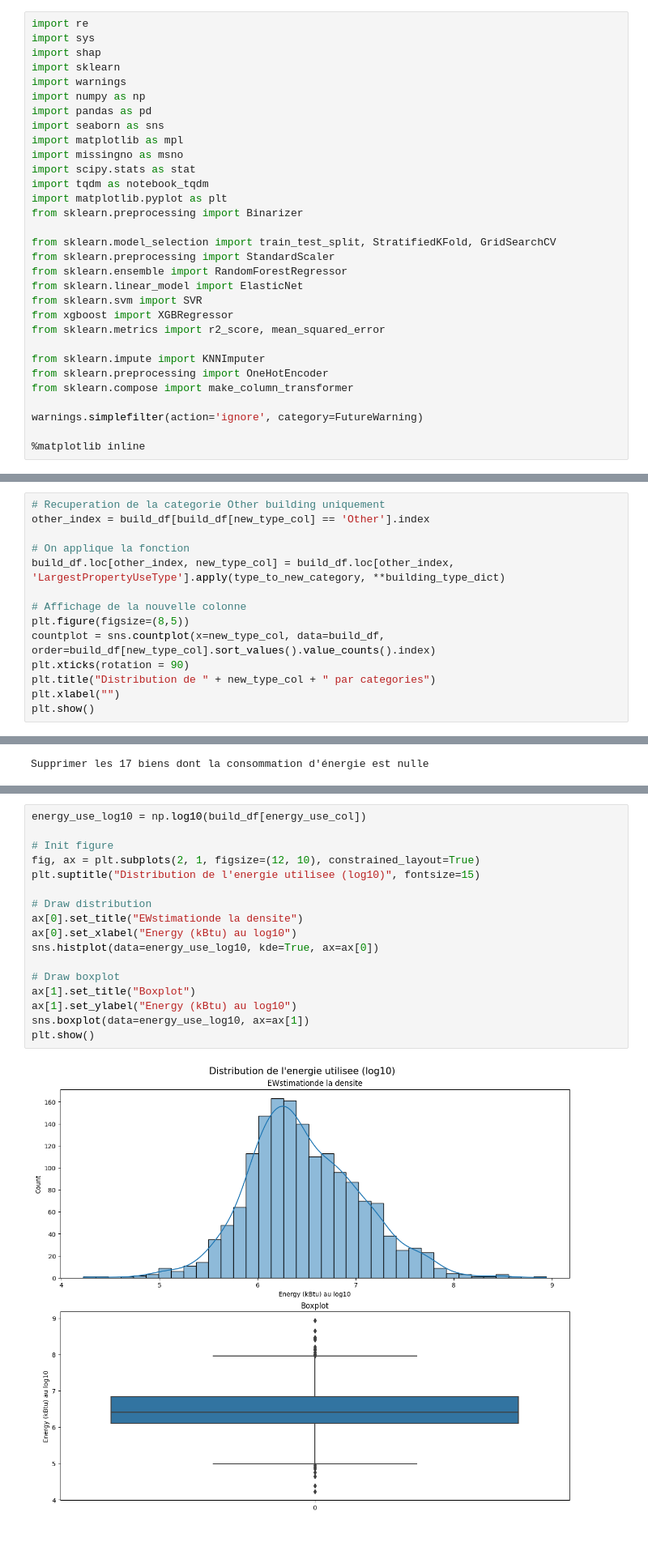
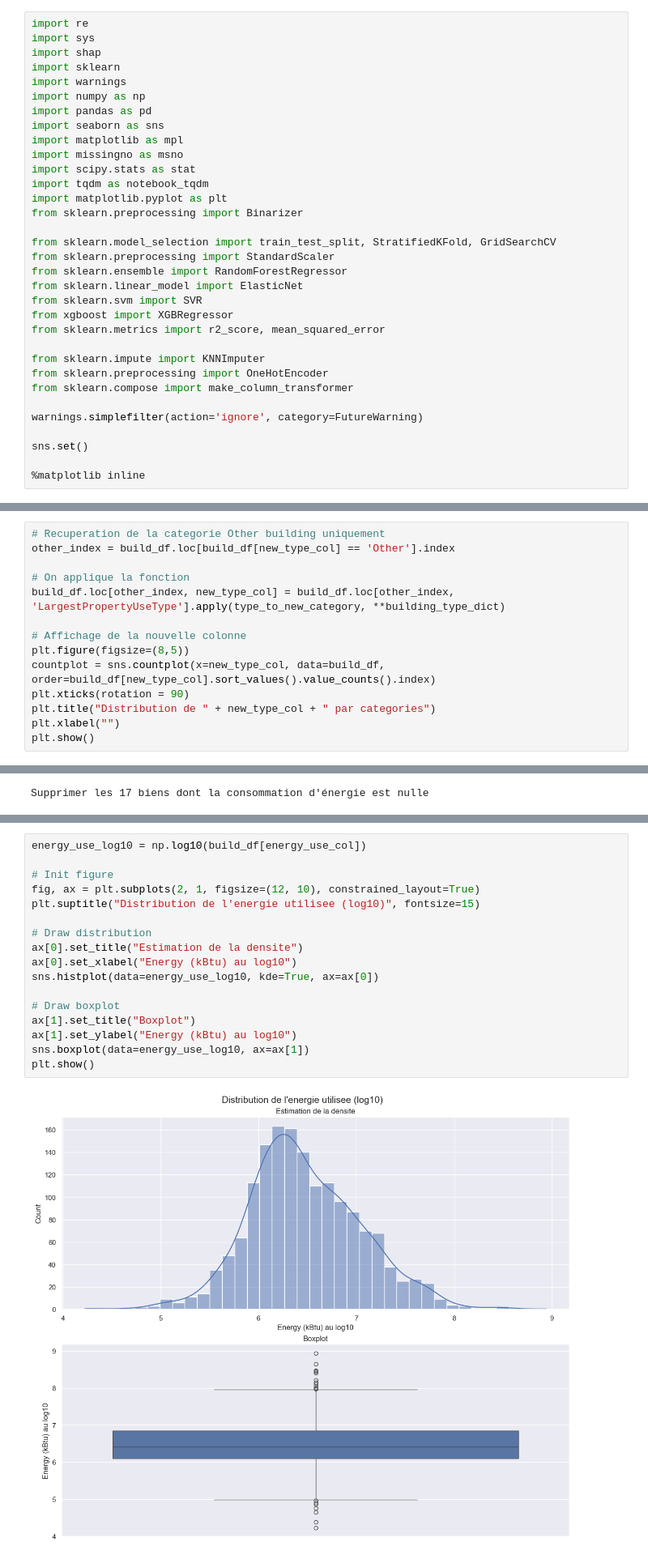
Before and after one commit to TheoChastrePradat/OC_DataSctientist_P4, a Jupyter notebook: Projet_4/Script/seattle_conso.ipynb, the cells around one changed output, grey strips where cells are left out. Shown at 81% size. Drawn from its saved outputs; the diff is of its cells as text.

```diff
--- a/Projet_4/Script/seattle_conso.ipynb
+++ b/Projet_4/Script/seattle_conso.ipynb
@@ -32,6 +32,8 @@ from sklearn.compose import make_column_transformer
 
 warnings.simplefilter(action='ignore', category=FutureWarning)
 
+sns.set()
+
 %matplotlib inline
 # %%
 data_2016 = pd.read_csv('../Source/2016_Building_Energy_Benchmarking.csv', sep=',', encoding='UTF-8')
@@ -293,6 +364,6 @@ plt.show()
 # %%
 # Recuperation de la categorie Other building uniquement
-other_index = build_df[build_df[new_type_col] == 'Other'].index
+other_index = build_df.loc[build_df[new_type_col] == 'Other'].index
 
 # On applique la fonction
 build_df.loc[other_index, new_type_col] = build_df.loc[other_index, 'LargestPropertyUseType'].apply(type_to_new_category, **building_type_dict)
@@ -890,20 +967,20 @@ Supprimer les 17 biens dont la consommation d'énergie est nulle
 # %%
 energy_use_log10 = np.log10(build_df[energy_use_col])
 
 # Init figure
 fig, ax = plt.subplots(2, 1, figsize=(12, 10), constrained_layout=True)
 plt.suptitle("Distribution de l'energie utilisee (log10)", fontsize=15)
 
 # Draw distribution
-ax[0].set_title("EWstimationde la densite")
+ax[0].set_title("Estimation de la densite")
 ax[0].set_xlabel("Energy (kBtu) au log10")
 sns.histplot(data=energy_use_log10, kde=True, ax=ax[0])
 
 # Draw boxplot
 ax[1].set_title("Boxplot")
 ax[1].set_ylabel("Energy (kBtu) au log10")
 sns.boxplot(data=energy_use_log10, ax=ax[1])
 plt.show()
 # %% [output]
-[figure, old version]
+[figure, new version]
 # %% [markdown]
```
Also changed, not shown: parts of 129 cells of this notebook.
